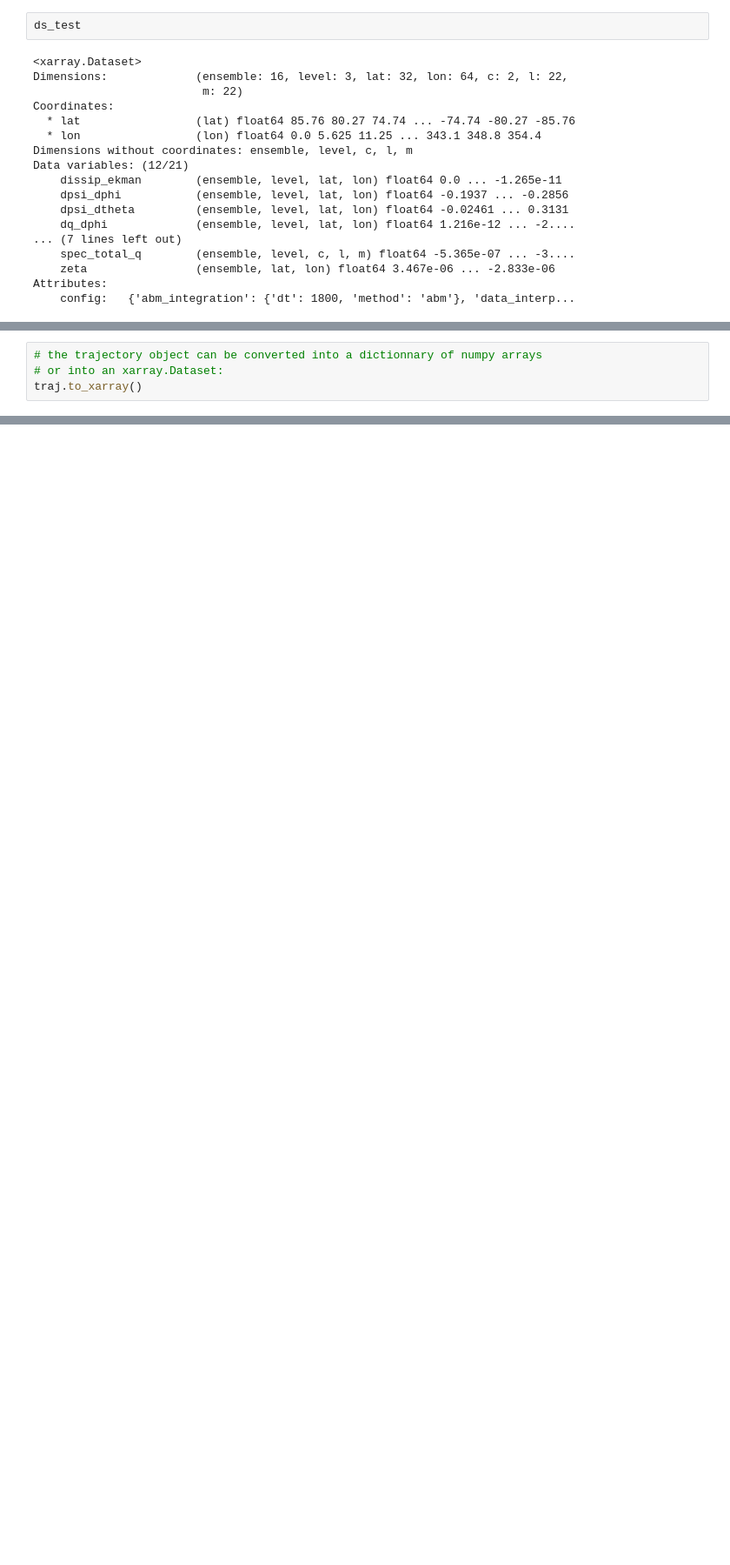
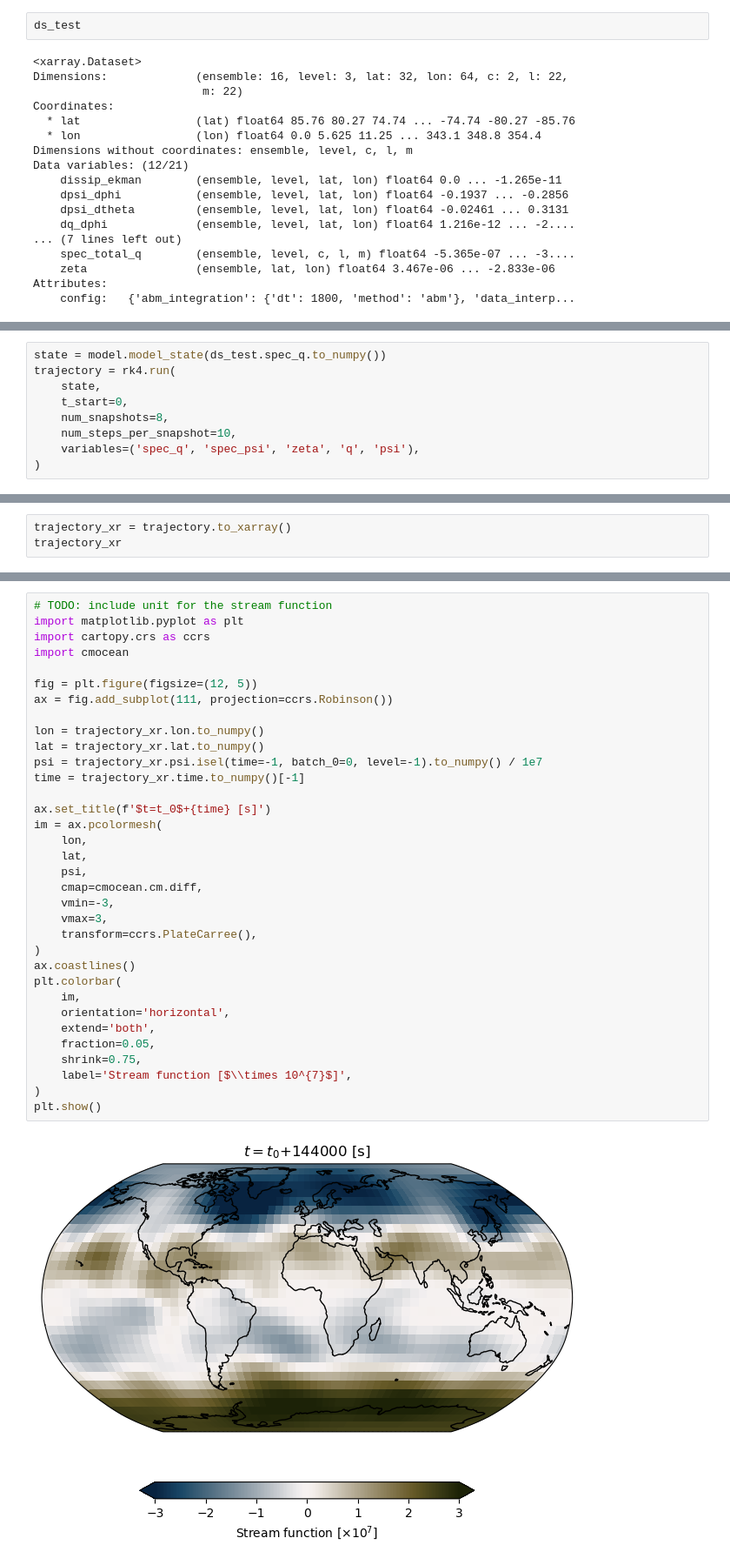
Before and after one commit to cerea-daml/pyshqg, a Jupyter notebook: docs/pages/notebooks/basic_example.ipynb, the cells around one changed output, grey strips where cells are left out. Shown at 87% size. Cells and saved outputs as stored; diff of their text form; blank space fills up the shorter version.

```diff
--- a/docs/pages/notebooks/basic_example.ipynb
+++ b/docs/pages/notebooks/basic_example.ipynb
@@ -106,0 +104,9 @@ print(type(traj))
+# %%
+state = model.model_state(ds_test.spec_q.to_numpy())
+trajectory = rk4.run(
+    state,
+    t_start=0,
+    num_snapshots=8,
+    num_steps_per_snapshot=10,
+    variables=('spec_q', 'spec_psi', 'zeta', 'q', 'psi'),
+)
@@ -107,7 +122,6 @@ print(type(traj))
 # %%
-# the trajectory object can be converted into a dictionnary of numpy arrays
-# or into an xarray.Dataset:
-traj.to_xarray()
+trajectory_xr = trajectory.to_xarray()
+trajectory_xr
 # %% [output]
 <xarray.Dataset>
 Dimensions:   (time: 9, batch_0: 16, level: 3, c: 2, l: 22, m: 22, lat: 32,
@@ -125,0 +147,36 @@ Data variables:
+# %%
+# TODO: include unit for the stream function
+import matplotlib.pyplot as plt
+import cartopy.crs as ccrs
+import cmocean
+
+fig = plt.figure(figsize=(12, 5))
+ax = fig.add_subplot(111, projection=ccrs.Robinson())
+
+lon = trajectory_xr.lon.to_numpy()
+lat = trajectory_xr.lat.to_numpy()
+psi = trajectory_xr.psi.isel(time=-1, batch_0=0, level=-1).to_numpy() / 1e7
+time = trajectory_xr.time.to_numpy()[-1]
+
+ax.set_title(f'$t=t_0$+{time} [s]')
+im = ax.pcolormesh(
+    lon,
+    lat,
+    psi,
+    cmap=cmocean.cm.diff,
+    vmin=-3,
+    vmax=3,
+    transform=ccrs.PlateCarree(),
+)
+ax.coastlines()
+plt.colorbar(
+    im,
+    orientation='horizontal',
+    extend='both',
+    fraction=0.05,
+    shrink=0.75,
+    label='Stream function [$\\times 10^{7}$]',
+)
+plt.show()
+# %% [output]
+[figure, added]
```
Also changed, not shown: parts of 31 cells of this notebook, 3 other files.
